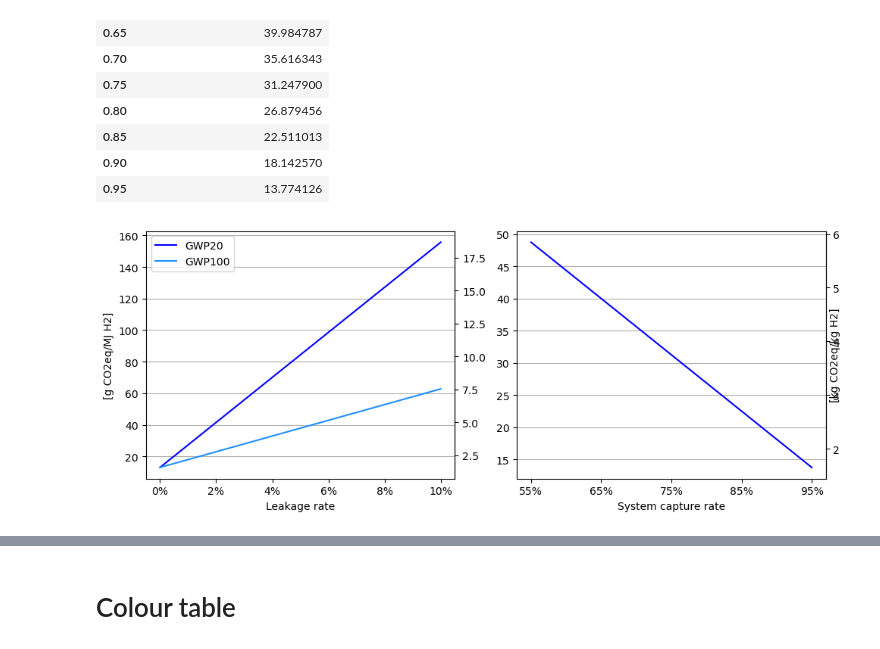
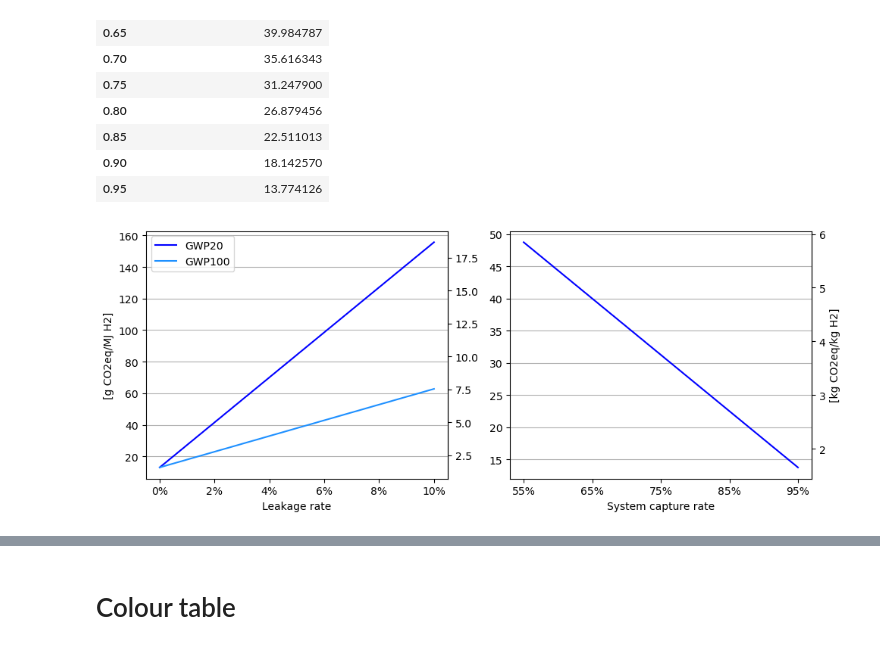
Before and after one commit to ReuterJakob/H2_pathways_repo, a Jupyter notebook: notebooks/Emissions/Production_emissions.ipynb, the cells around one changed output, grey strips where cells are left out. Saved outputs shown, nothing was run; the diff lists cells and outputs as text; code cells hidden in the pictures.

```diff
--- a/notebooks/Emissions/Production_emissions.ipynb
+++ b/notebooks/Emissions/Production_emissions.ipynb
@@ -670,7 +663,8 @@ fig = plt.figure(figsize=(10,4))
 
 ax = fig.add_subplot(1, 2, 1)
 #plt.subplot(1,2,1)
-ax.secondary_yaxis('right', functions=(lambda MJ: MJ*120/1000, lambda kg: kg/120), label= '[kg CO2eq/kg H2]')
+ax2 = ax.secondary_yaxis('right', functions=(lambda MJ: MJ*120/1000, lambda kg: kg/120))
+#ax2.set_ylabel(ylabel= '[kg CO2eq/kg H2]')
 plt.locator_params(axis='y', nbins=10)
 plt.plot(leakage_sensi_GWP20, color='blue', linestyle='solid', label = 'GWP20' )
 plt.plot(leakage_sensi_GWP100, color='dodgerblue',linestyle='-', label = 'GWP100')
@@ -679,39 +673,41 @@ plt.grid(True, axis='y')
 ax.set_axisbelow(True)
 
 
 plt.xticks(np.arange(0,0.105, 0.02), ['0%', '2%', '4%', '6%', '8%', '10%'] )
 
 plt.ylabel('[g CO2eq/MJ H2]')
 plt.xlabel('Leakage rate')
 plt.legend()
 
 #Capture rates
-ax2 = fig.add_subplot(1, 2, 2)
+ax3 = fig.add_subplot(1, 2, 2)
+ax4 = ax3.secondary_yaxis('right', functions=(lambda MJ: MJ*120/1000, lambda kg: kg/120))
+ax4.set_ylabel(ylabel= '[kg CO2eq/kg H2]')
 
 plt.plot(capture_sensi, color='blue', linestyle='solid')
 plt.grid(True, axis='y')
 ax.set_axisbelow(True)
 #ax.secondary_yaxis('right', functions=(lambda MJ: MJ*120/1000, lambda kg: kg/120), label= '[kg CO2eq/kg H2]')
 #secax.set_ylabel = ('[g CO2eq/g H2]')
 #plt.ylabel('[g CO2eq/MJ H2]')
 plt.xlabel('System capture rate')
 
 #ax.xaxis.set_major_formatter(mtick.PercentFormatter(1, decimals=None))
 plt.xticks(np.arange(0.55,1, 0.1), ['55%',  '65%',  '75%',  '85%',  '95%'] )
 
-ax2.secondary_yaxis('right', functions=(lambda MJ: MJ*120/1000, lambda kg: kg/120), label = ('[kg CO2eq/kg H2]'))
 
-ax2.yaxis.set_label_position('right')
 
-plt.ylabel('[kg CO2eq/kg H2]')
+
+
 plt.locator_params(axis='y', nbins=10)
 fig.tight_layout(pad=1)
 title = 'Leakage_and_capture_sensi'
-#plt.savefig(path_plt + title + '.png', transparent=True)
+
+plt.savefig(path_plt + title + '.png', transparent=True)
 
 plt.show()
 # %% [output]
-[figure, old version]
+[figure, new version]
 # %%
 
 fig, ax = plt.subplots()
```
Also changed, not shown: parts of 5 cells of this notebook, 4 other files.
